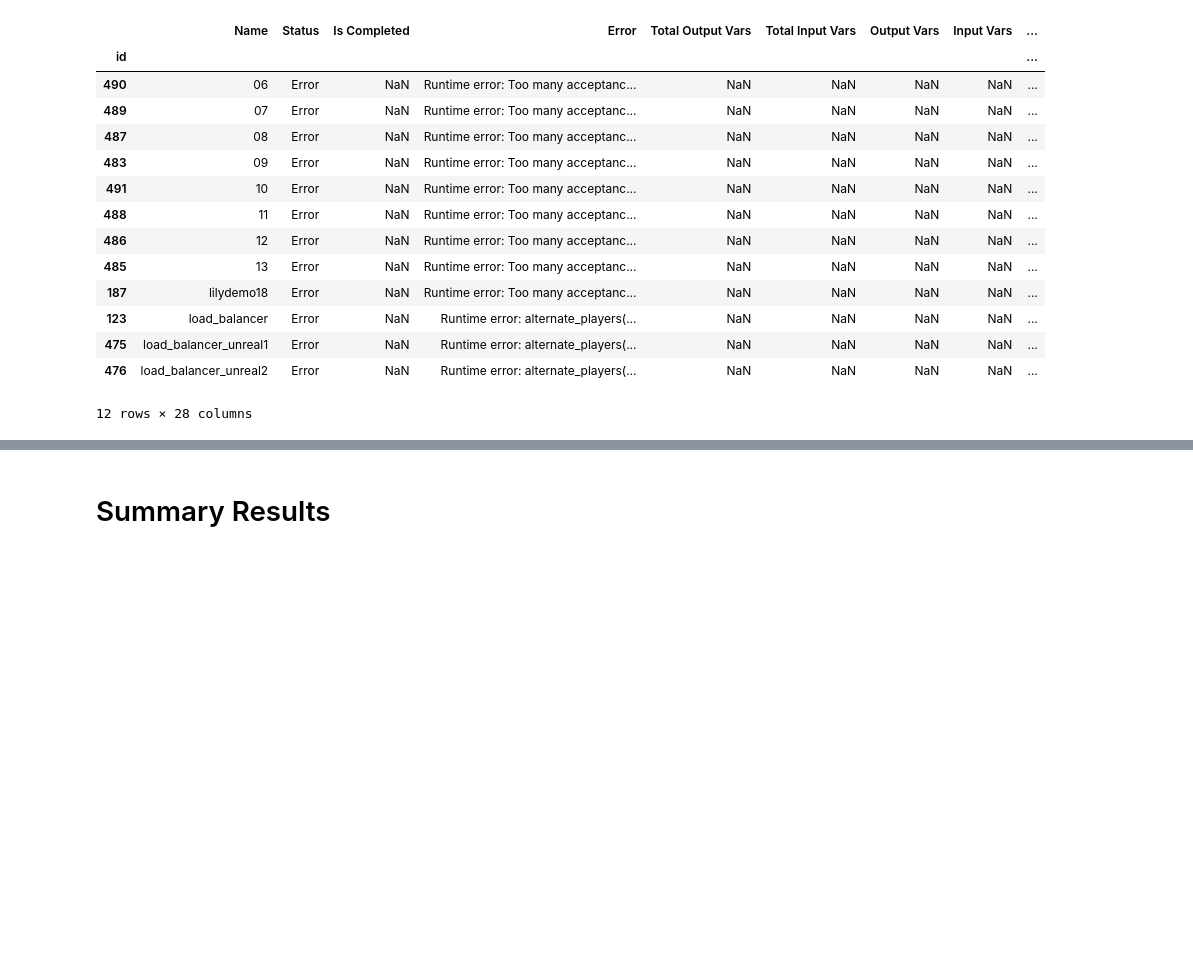
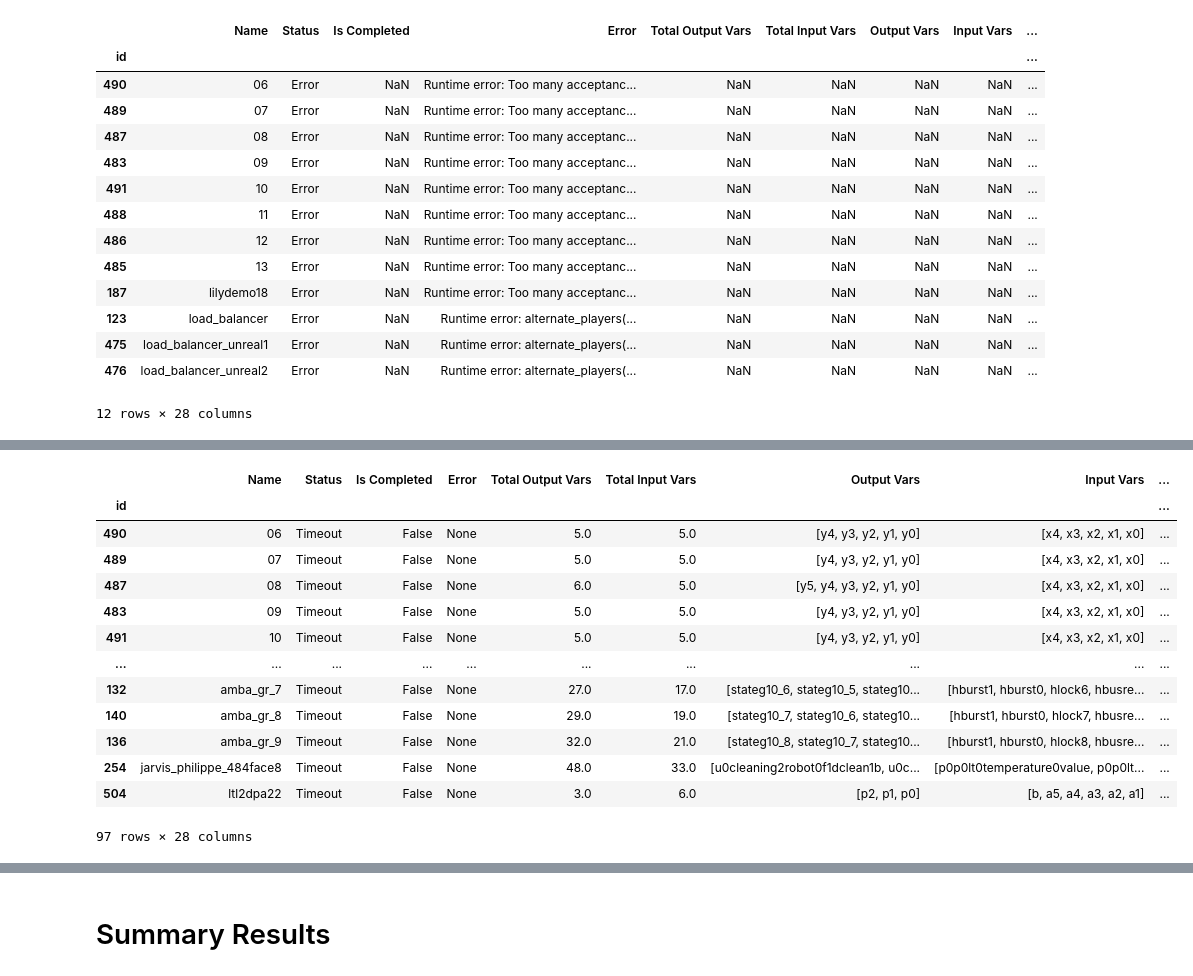
Before and after one commit to eliyaoo32/DepSynt, a Jupyter notebook: notebooks/synthesis.ipynb, the cells around one changed output, grey strips where cells are left out. Drawn from its saved outputs; the diff is of its cells as text; code cells hidden in the pictures; blank space fills up the shorter version.

```diff
--- a/notebooks/synthesis.ipynb
+++ b/notebooks/synthesis.ipynb
@@ -354,0 +378,17 @@ spot_modular_synthesis_df[spot_modular_synthesis_df['Status'] == Status.ERROR]
+# %%
+deps_synt_model_checking_df[deps_synt_model_checking_df['Status'] == Status.TIMEOUT]
+# %% [output]
+|  | Name | Status | Is Completed | Error | Total Output Vars | Total Input Vars | Output Vars | Input Vars | ... |
+| id |  |  |  |  |  |  |  |  | ... |
+| 490 | 06 | Timeout | False | None | 5.0 | 5.0 | [y4, y3, y2, y1, y0] | [x4, x3, x2, x1, x0] | ... |
+| 489 | 07 | Timeout | False | None | 5.0 | 5.0 | [y4, y3, y2, y1, y0] | [x4, x3, x2, x1, x0] | ... |
+| 487 | 08 | Timeout | False | None | 6.0 | 5.0 | [y5, y4, y3, y2, y1, y0] | [x4, x3, x2, x1, x0] | ... |
+| 483 | 09 | Timeout | False | None | 5.0 | 5.0 | [y4, y3, y2, y1, y0] | [x4, x3, x2, x1, x0] | ... |
+| 491 | 10 | Timeout | False | None | 5.0 | 5.0 | [y4, y3, y2, y1, y0] | [x4, x3, x2, x1, x0] | ... |
+| ... | ... | ... | ... | ... | ... | ... | ... | ... | ... |
+| 132 | amba_gr_7 | Timeout | False | None | 27.0 | 17.0 | [stateg10_6, stateg10_5, stateg10... | [hburst1, hburst0, hlock6, hbusre... | ... |
+| 140 | amba_gr_8 | Timeout | False | None | 29.0 | 19.0 | [stateg10_7, stateg10_6, stateg10... | [hburst1, hburst0, hlock7, hbusre... | ... |
+| 136 | amba_gr_9 | Timeout | False | None | 32.0 | 21.0 | [stateg10_8, stateg10_7, stateg10... | [hburst1, hburst0, hlock8, hbusre... | ... |
+| 254 | jarvis_philippe_484face8 | Timeout | False | None | 48.0 | 33.0 | [u0cleaning2robot0f1dclean1b, u0c... | [p0p0lt0temperature0value, p0p0lt... | ... |
+| 504 | ltl2dpa22 | Timeout | False | None | 3.0 | 6.0 | [p2, p1, p0] | [b, a5, a4, a3, a2, a1] | ... |
+97 rows × 28 columns
```
Also changed, not shown: parts of 6 cells of this notebook, 1 other file.
